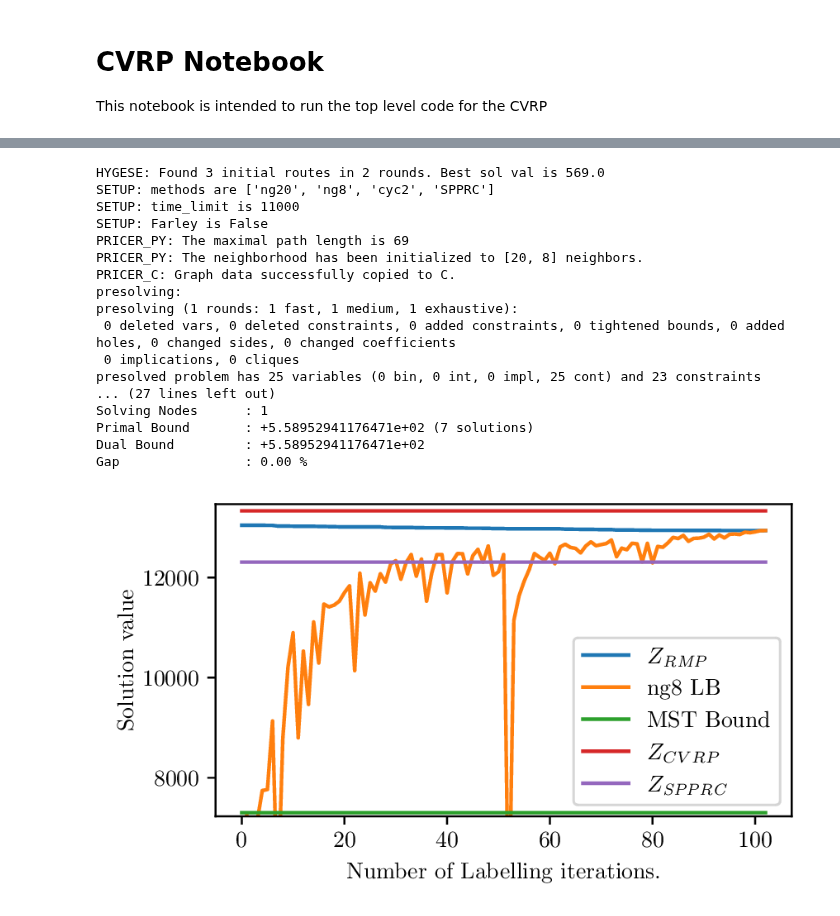
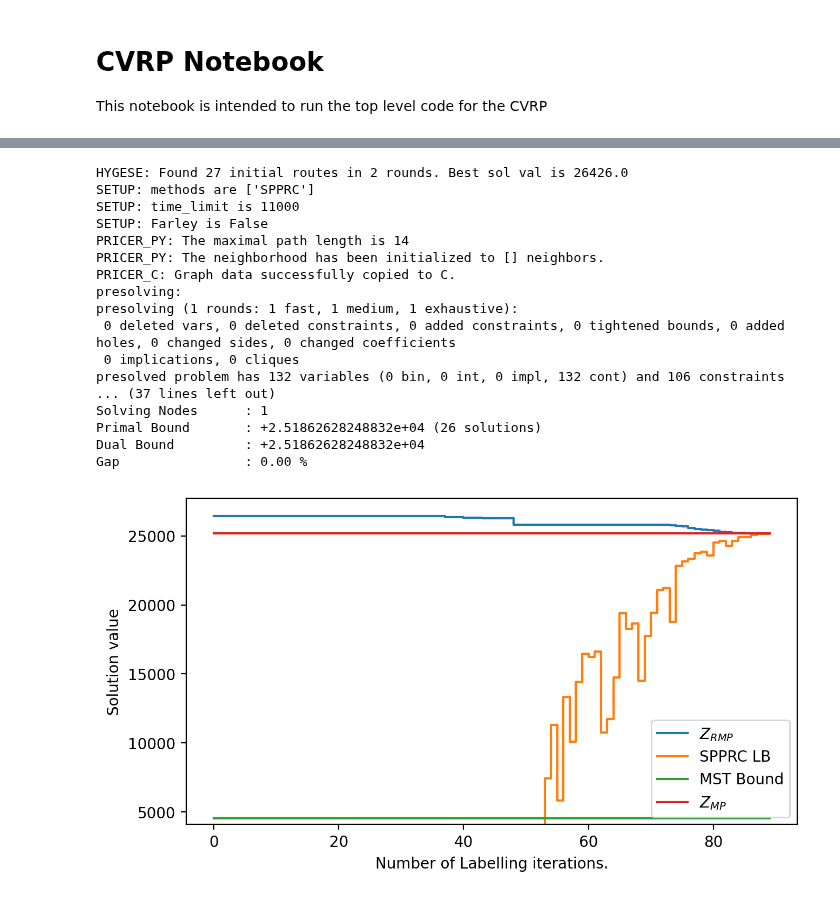
Before and after one commit to habanzu/cvrp, a Jupyter notebook: CVRP.ipynb, the cells around one changed output, grey strips where cells are left out. Saved outputs shown, nothing was run; the diff lists cells and outputs as text; code cells hidden in the pictures.

```diff
--- a/CVRP.ipynb
+++ b/CVRP.ipynb
@@ -58,16 +38,28 @@ PARSE: Writing to file output/E-n23-k3.log
 # %%
 model = VRP(G)
 
-# Create pricer
 pricer = VRPPricer(G)
-pricer.data['methods'] = ["ng20","ng8","cyc2","SPPRC"]
+# desribes, which method will be used. Options are ['ESPPRC',"SPPRC",'cyc2','ngX'], where X can be any integer
+# Also multiple methods can be given as argument, then every pricing algorithm will be called subsequently
+# but only the routes of the first one will be added
+# E.g. pricer.data['methods'] = ["ng8","SPPRC"]
+pricer.data['methods'] = ["ng8"]
+
+# Determines, whether the heuristic of chapter A.5 be
 pricer.data["ESPPRC_heur"] = True
+# Maximum number of variables added after each pricing round
 pricer.data['max_vars']= int(1e2)
 pricer.data['time_limit'] = 11000
+# Determines, whether the Farley Labelling algorithm will be called after each exact pricing round.
+# Requires the use of ng Paths as a method
 pricer.data['farley'] = False
 
 model.includePricer(pricer, "pricer","does pricing")
 
+# The heuristic parameters determine the use of the Vidal heuristic
+# heuristic_time is the time of each call to this heuristc
+# heuristic_stale_it is a feature to early abort these heuristic calls, of no new route has been
+# added in heuristic_stale_it number of iterations
 create_constraints(model,pricer,heuristic_stale_it=20, heuristic_max_it=2, heuristic_time=1)
 
 model.optimize()
@@ -75,22 +67,22 @@ model.hideOutput(quiet=False)
 
 write_solution(model, pricer)
 # %% [output]
-HYGESE: Found 3 initial routes in 2 rounds. Best sol val is 569.0
-SETUP: methods are ['ng20', 'ng8', 'cyc2', 'SPPRC']
+HYGESE: Found 27 initial routes in 2 rounds. Best sol val is 26426.0
+SETUP: methods are ['SPPRC']
 SETUP: time_limit is 11000
 SETUP: Farley is False
-PRICER_PY: The maximal path length is 69
-PRICER_PY: The neighborhood has been initialized to [20, 8] neighbors.
+PRICER_PY: The maximal path length is 14
+PRICER_PY: The neighborhood has been initialized to [] neighbors.
 PRICER_C: Graph data successfully copied to C.
 presolving:
 presolving (1 rounds: 1 fast, 1 medium, 1 exhaustive):
  0 deleted vars, 0 deleted constraints, 0 added constraints, 0 tightened bounds, 0 added holes, 0 changed sides, 0 changed coefficients
  0 implications, 0 cliques
-presolved problem has 25 variables (0 bin, 0 int, 0 impl, 25 cont) and 23 constraints
-... (27 lines left out)
+presolved problem has 132 variables (0 bin, 0 int, 0 impl, 132 cont) and 106 constraints
+... (37 lines left out)
 Solving Nodes      : 1
-Primal Bound       : +5.58952941176471e+02 (7 solutions)
-Dual Bound         : +5.58952941176471e+02
+Primal Bound       : +2.51862628248832e+04 (26 solutions)
+Dual Bound         : +2.51862628248832e+04
 Gap                : 0.00 %
 # %%
 # This value is nice looking for the standard latex layout
@@ -103,56 +95,44 @@ plt.figure(figsize=(7.3,4),dpi=200)
 # plt.figure(figsize=(4.5,2.5),dpi=200)
 
 upper_bounds = [x for x,y in pricer.data['bounds'][pricer.data['methods'][0]]]
-plt.plot(upper_bounds, label="$Z_{\mathit{RMP}}$")
+plt.plot(upper_bounds, label="$Z_{\mathit{RMP}}$", ds='steps-post')
 
 xmax = 0
 for method in pricer.data['methods']:
     lower_bounds = [lb for _,lb in pricer.data['bounds'][method]]
 #     lower_bounds = []
 #     best_lb = pricer.data['bounds'][method][0][1]
 #     for x,y in pricer.data['bounds'][method]:
 #         if y > best_lb:
 #             best_lb = y
 #         lower_bounds.append(best_lb)
-    plt.plot(lower_bounds, label=f'{method} LB')
+    plt.plot(lower_bounds, label=f'{method} LB', ds='steps-post')
     xmax = max(upper_bounds[0],xmax)
 
 T = nx.minimum_spanning_tree(G)
 K = G.graph['min_trucks']
 lowest_remaining_edge_weights = [weight for u,v,weight in G.edges().data('weight') if not T.has_edge(u,v)]
 mst = T.size(weight='weight') + sum(sorted(lowest_remaining_edge_weights)[:K])
 mst = [mst for i in range(len(upper_bounds))]
 plt.plot(mst, label="MST Bound")
 
-optimal = [13332 for i in range(len(upper_bounds))]
-plt.plot(optimal, label="$Z_{CVRP}$")
-
-spprc = [12308 for i in range(len(upper_bounds))]
-plt.plot(spprc, label="$Z_{\mathit{SPPRC}}$")
-
-# ng8 = [481 for i in range(len(upper_bounds))]
-# plt.plot(ng8, label="Optimal value of ng 8.")
-
-# cyc2 = [12784 for i in range(len(upper_bounds))]
-# plt.plot(cyc2, label="$Z_{\mathit{2-cycle}}$")
-
 if pricer.data['farley']:
     farley_bounds = pricer.data['farley_bound']
     plt.plot(farley_bounds, label="Farley Bound")
 
-# solval = model.getObjVal()
-# sol = [solval for i in range(len(upper_bounds))]
-# plt.plot(sol,label="$Z_{MP}")
+solval = model.getObjVal()
+sol = [solval for i in range(len(upper_bounds))]
+plt.plot(sol,label="$Z_{MP}$")
 
-plt.ylim((mst[0]*0.99,optimal[0]*1.01))
+plt.ylim((mst[0]*0.9,solval*1.1))
 
 plt.legend(loc='lower right')
 plt.xlabel("Number of Labelling iterations.")
 plt.ylabel("Solution value")
-plt.savefig("plots/X-n120-k6.ng8-fluctuations-presentation.pgf")
-# plt.show()
+
+plt.show()
 # %% [output]
-[figure, old version]
+[figure, new version]
 # %%
 output_variables(model, pricer)
 # %% [output]
```
Also changed, not shown: parts of 4 cells of this notebook, 3 other files.
